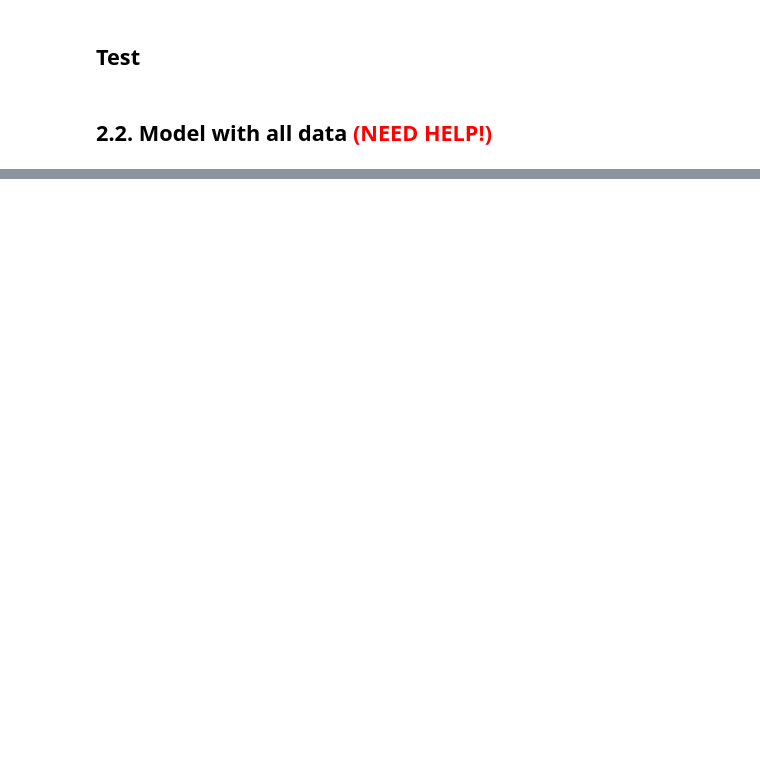
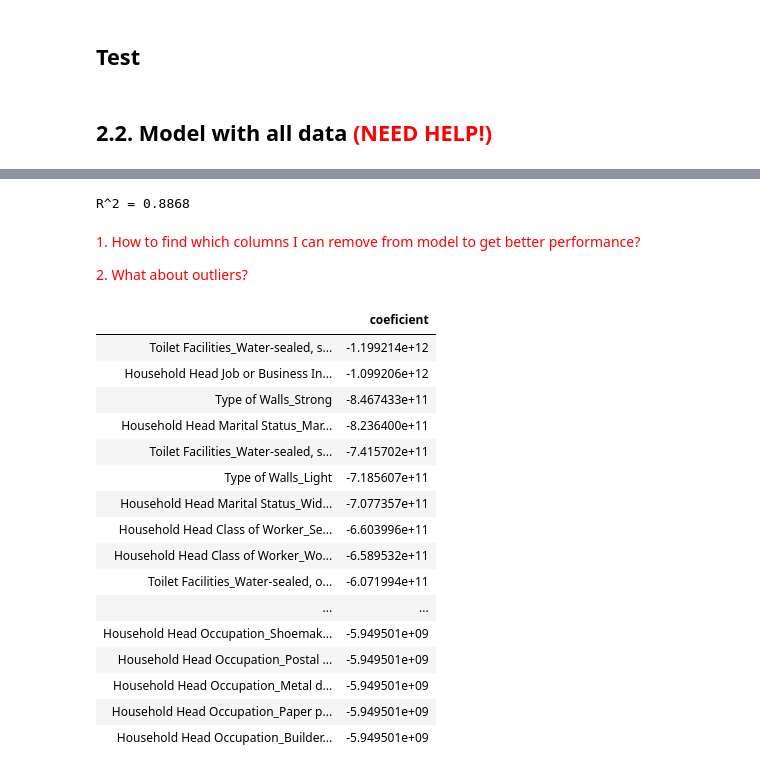
Before and after one commit to Rasa117/project, a Jupyter notebook: Model 1 - Linear Regression.ipynb, the cells around one changed output, grey strips where cells are left out. Drawn from its saved outputs; the diff is of its cells as text; code cells hidden in the pictures; blank space fills up the shorter version.

Commit message:
Added R^2 score

```diff
--- a/Model 1 - Linear Regression.ipynb
+++ b/Model 1 - Linear Regression.ipynb
@@ -246,4 +306,36 @@ print('RMSE = {0:.04f}'.format(np.sqrt(np.mean((pred - data_total[~mask]["Total
+# %%
+score = lr.score(data_total[mask].drop(["Total Household Income"], axis=1),
+                 data_total[mask]["Total Household Income"])
+print('R^2 = {0:.04f}'.format(score))
+# %% [output]
+R^2 = 0.8868
 # %%
 #pd.DataFrame(lr.coef_, columns=['coeficient'],
 #             index=data_total[mask].drop(["Total Household Income"],
 #                                          axis=1).columns,).plot(kind='bar', figsize=(18,5))
+# %% [markdown]
+<font color='red'> 1. How to find which columns I can remove from model to get better performance? </font>
+
+<font color='red'> 2. What about outliers? </font>
+# %%
+pd.options.display.max_rows = 556
+coef_importance = pd.DataFrame(lr.coef_, columns=['coeficient'], index=data_total[mask].drop(["Total Household Income"],axis=1).columns)
+coef_importance.sort_values(by = ["coeficient"], ascending = True)
+# %% [output]
+|  | coeficient |
+| Toilet Facilities_Water-sealed, s... | -1.199214e+12 |
+| Household Head Job or Business In... | -1.099206e+12 |
+| Type of Walls_Strong | -8.467433e+11 |
+| Household Head Marital Status_Mar... | -8.236400e+11 |
+| Toilet Facilities_Water-sealed, s... | -7.415702e+11 |
+| Type of Walls_Light | -7.185607e+11 |
+| Household Head Marital Status_Wid... | -7.077357e+11 |
+| Household Head Class of Worker_Se... | -6.603996e+11 |
+| Household Head Class of Worker_Wo... | -6.589532e+11 |
+| Toilet Facilities_Water-sealed, o... | -6.071994e+11 |
+| ... | ... |
+| Household Head Occupation_Shoemak... | -5.949501e+09 |
+| Household Head Occupation_Postal ... | -5.949501e+09 |
+| Household Head Occupation_Metal d... | -5.949501e+09 |
+| Household Head Occupation_Paper p... | -5.949501e+09 |
+| Household Head Occupation_Builder... | -5.949501e+09 |
```
Also changed, not shown: parts of 24 cells of this notebook.
